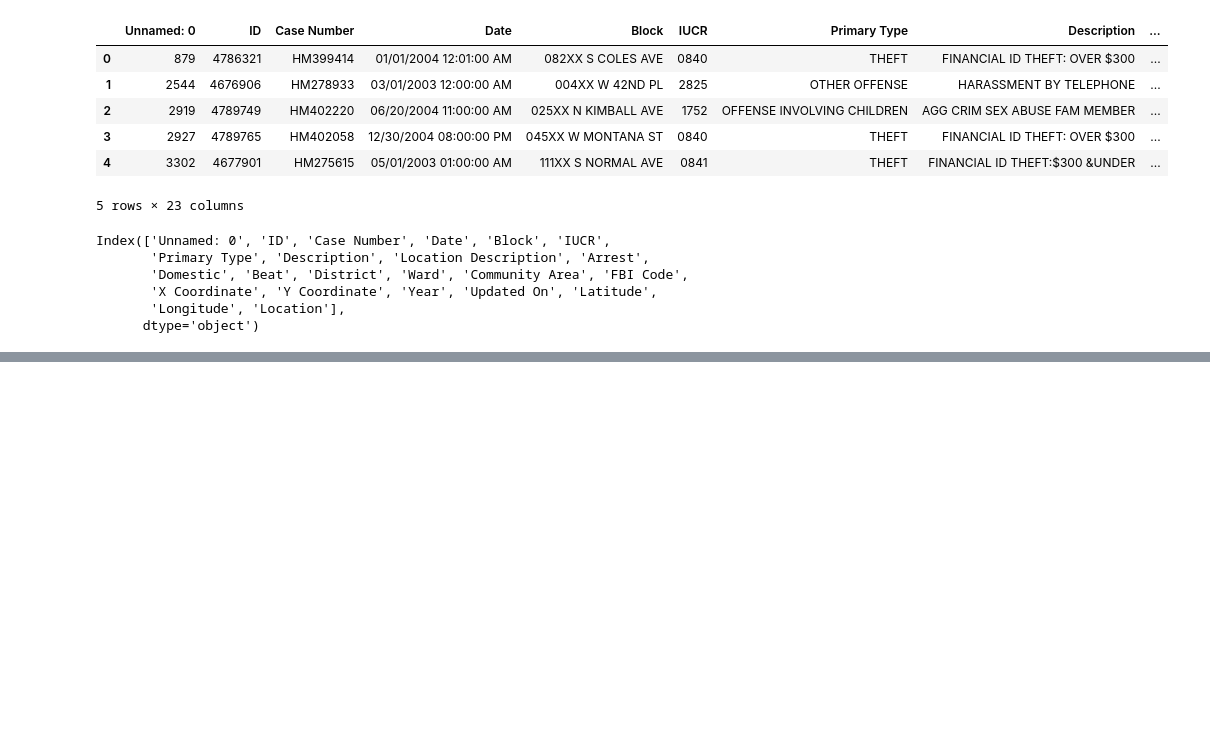
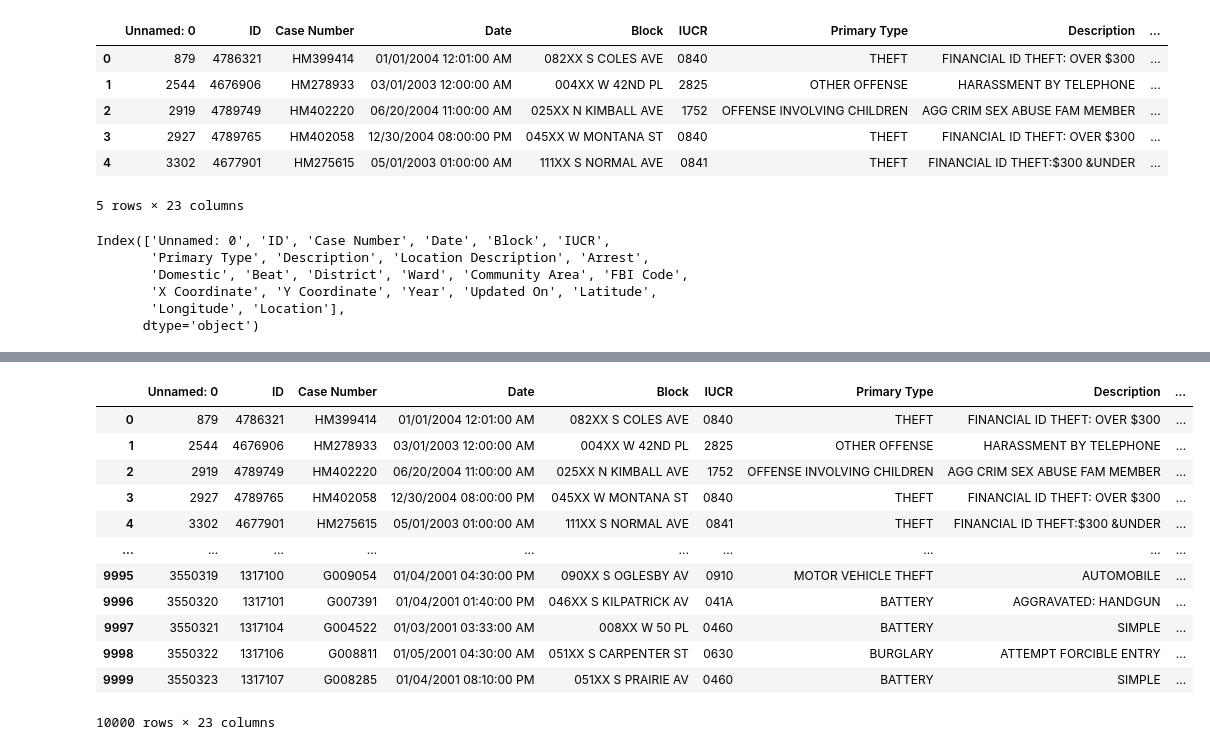
Before and after one commit to Mintra99/chicago-crime-hadoop, a Jupyter notebook: test.ipynb, the cells around one changed output, grey strips where cells are left out. Saved outputs shown, nothing was run; the diff lists cells and outputs as text; code cells hidden in the pictures; blank space fills up the shorter version.

```diff
--- a/test.ipynb
+++ b/test.ipynb
@@ -61,0 +126,2 @@ dtype: int64
+# %%
+new_col = df.columns.tolist()
@@ -61,0 +148,2 @@ dtype: int64
+# %%
+new_val = df.values.tolist()
@@ -61,0 +170,18 @@ dtype: int64
+# %%
+new_df = pd.DataFrame(new_val)
+new_df.columns = new_col
+new_df
+# %% [output]
+|  | Unnamed: 0 | ID | Case Number | Date | Block | IUCR | Primary Type | Description | ... |
+| 0 | 879 | 4786321 | HM399414 | 01/01/2004 12:01:00 AM | 082XX S COLES AVE | 0840 | THEFT | FINANCIAL ID THEFT: OVER $300 | ... |
+| 1 | 2544 | 4676906 | HM278933 | 03/01/2003 12:00:00 AM | 004XX W 42ND PL | 2825 | OTHER OFFENSE | HARASSMENT BY TELEPHONE | ... |
+| 2 | 2919 | 4789749 | HM402220 | 06/20/2004 11:00:00 AM | 025XX N KIMBALL AVE | 1752 | OFFENSE INVOLVING CHILDREN | AGG CRIM SEX ABUSE FAM MEMBER | ... |
+| 3 | 2927 | 4789765 | HM402058 | 12/30/2004 08:00:00 PM | 045XX W MONTANA ST | 0840 | THEFT | FINANCIAL ID THEFT: OVER $300 | ... |
+| 4 | 3302 | 4677901 | HM275615 | 05/01/2003 01:00:00 AM | 111XX S NORMAL AVE | 0841 | THEFT | FINANCIAL ID THEFT:$300 &UNDER | ... |
+| ... | ... | ... | ... | ... | ... | ... | ... | ... | ... |
+| 9995 | 3550319 | 1317100 | G009054 | 01/04/2001 04:30:00 PM | 090XX S OGLESBY AV | 0910 | MOTOR VEHICLE THEFT | AUTOMOBILE | ... |
+| 9996 | 3550320 | 1317101 | G007391 | 01/04/2001 01:40:00 PM | 046XX S KILPATRICK AV | 041A | BATTERY | AGGRAVATED: HANDGUN | ... |
+| 9997 | 3550321 | 1317104 | G004522 | 01/03/2001 03:33:00 AM | 008XX W 50 PL | 0460 | BATTERY | SIMPLE | ... |
+| 9998 | 3550322 | 1317106 | G008811 | 01/05/2001 04:30:00 AM | 051XX S CARPENTER ST | 0630 | BURGLARY | ATTEMPT FORCIBLE ENTRY | ... |
+| 9999 | 3550323 | 1317107 | G008285 | 01/04/2001 08:10:00 PM | 051XX S PRAIRIE AV | 0460 | BATTERY | SIMPLE | ... |
+10000 rows × 23 columns
```
Also changed, not shown: parts of 10 cells of this notebook, 1 other file.
